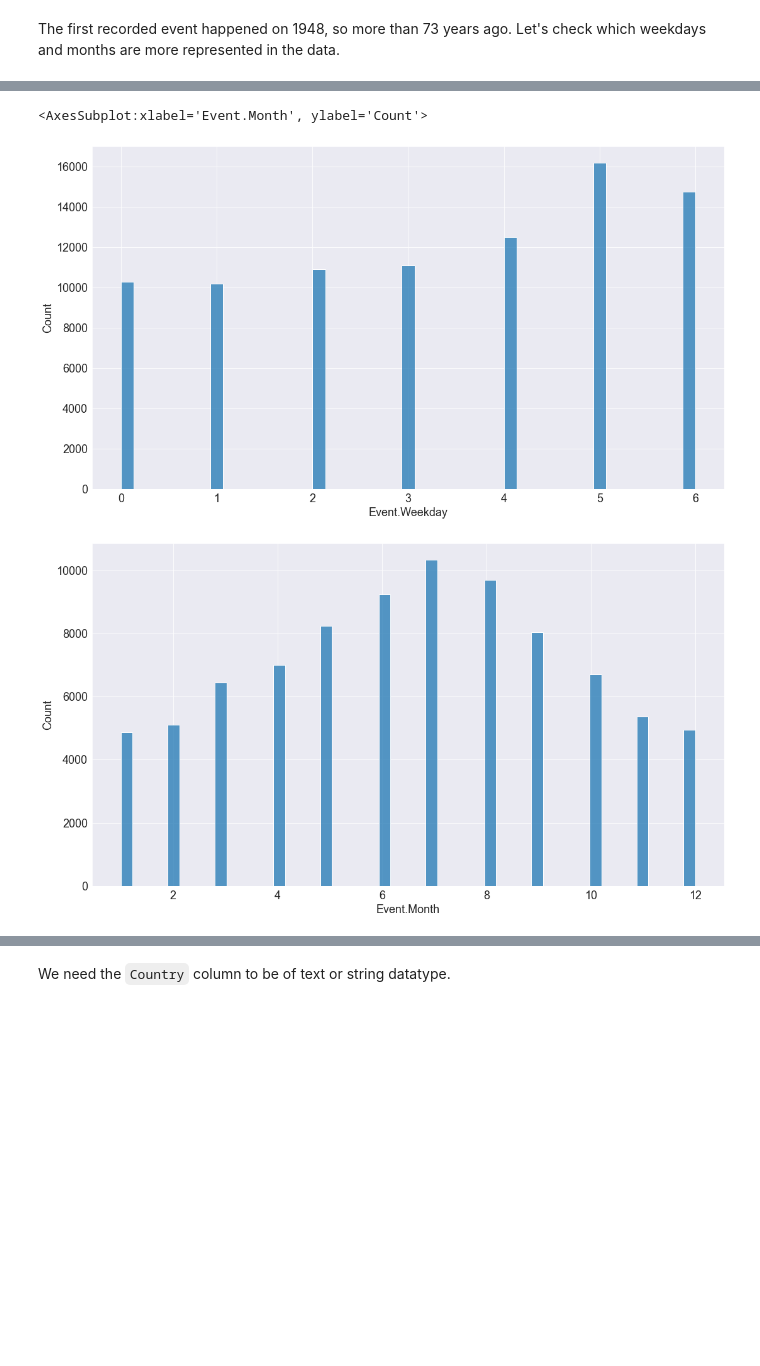
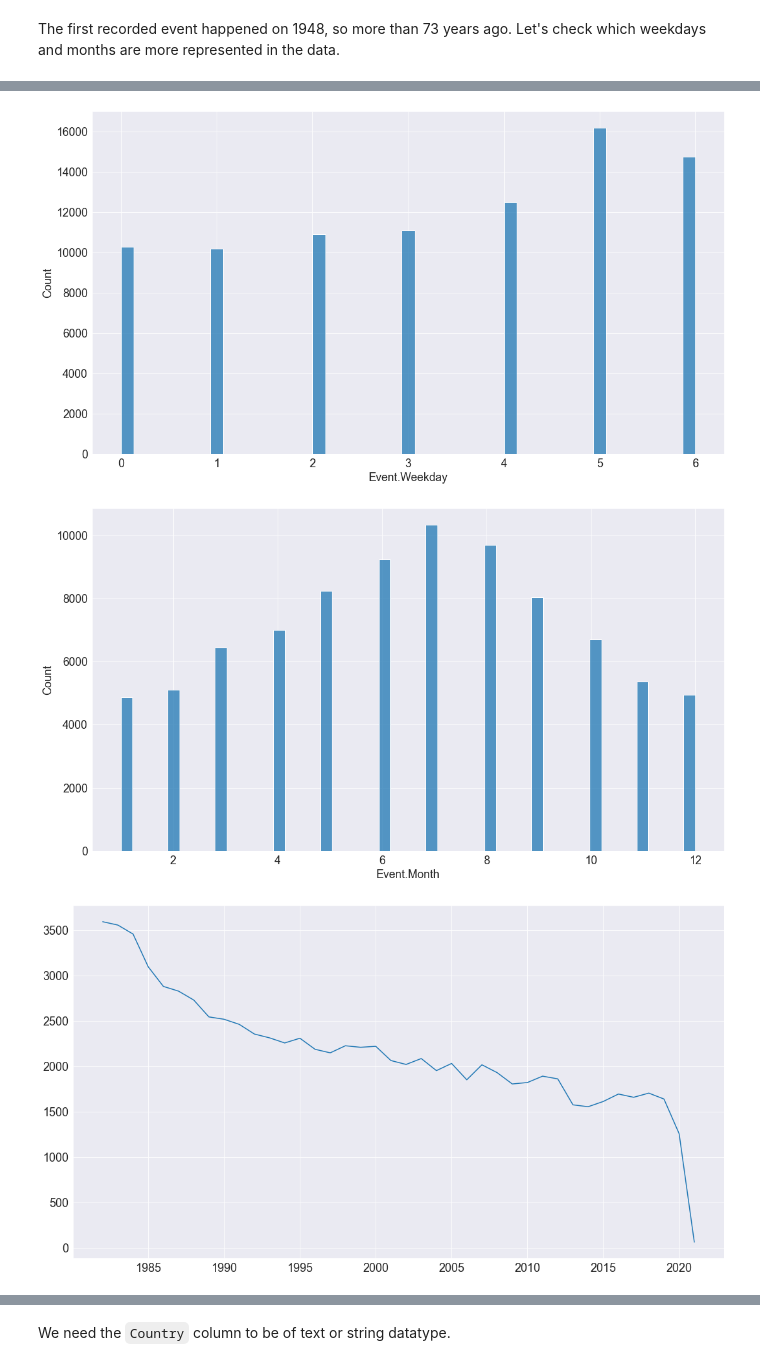
Before and after one commit to zaitrik/aviation_stats, a Jupyter notebook: aviation_stats.ipynb, the cells around one changed output, grey strips where cells are left out. Drawn from its saved outputs; the diff is of its cells as text; code cells hidden in the pictures; blank space fills up the shorter version.

```diff
--- a/aviation_stats.ipynb
+++ b/aviation_stats.ipynb
@@ -77,12 +85,16 @@ The first recorded event happened on 1948, so more than 73 years ago. Let's chec
 # %%
 aviation_ds['Event.Weekday']=aviation_ds['Event.Date'].dt.weekday # 0 is monday, 6 is sunday
 aviation_ds['Event.Month']=aviation_ds['Event.Date'].dt.month #
-sns.histplot(x ='Event.Weekday', data = aviation_ds, stat='count', )
+aviation_ds['Event.Year']=aviation_ds['Event.Date'].dt.year #
+sns.histplot(x ='Event.Weekday', data = aviation_ds, stat='count' );
 plt.figure()
-sns.histplot(x ='Event.Month', data = aviation_ds, stat='count')
+sns.histplot(x ='Event.Month', data = aviation_ds, stat='count');
+events_per_year =  aviation_ds[aviation_ds['Event.Year']>1981].groupby('Event.Year').count()
+plt.figure()
+plt.plot(events_per_year.index , events_per_year['Event.Id']);
 # %% [output]
-<AxesSubplot:xlabel='Event.Month', ylabel='Count'>
 [figure]
 [figure]
+[figure, added]
 # %% [markdown]
 The first histogram shows that events happen more often on *weekends*. This is expected due to the large number of amateur pilots flying only on weekends. We will see later the relationship between the type of aircraft and the probablity of accidents/incidents.
```
Also changed, not shown: parts of 27 cells of this notebook.
